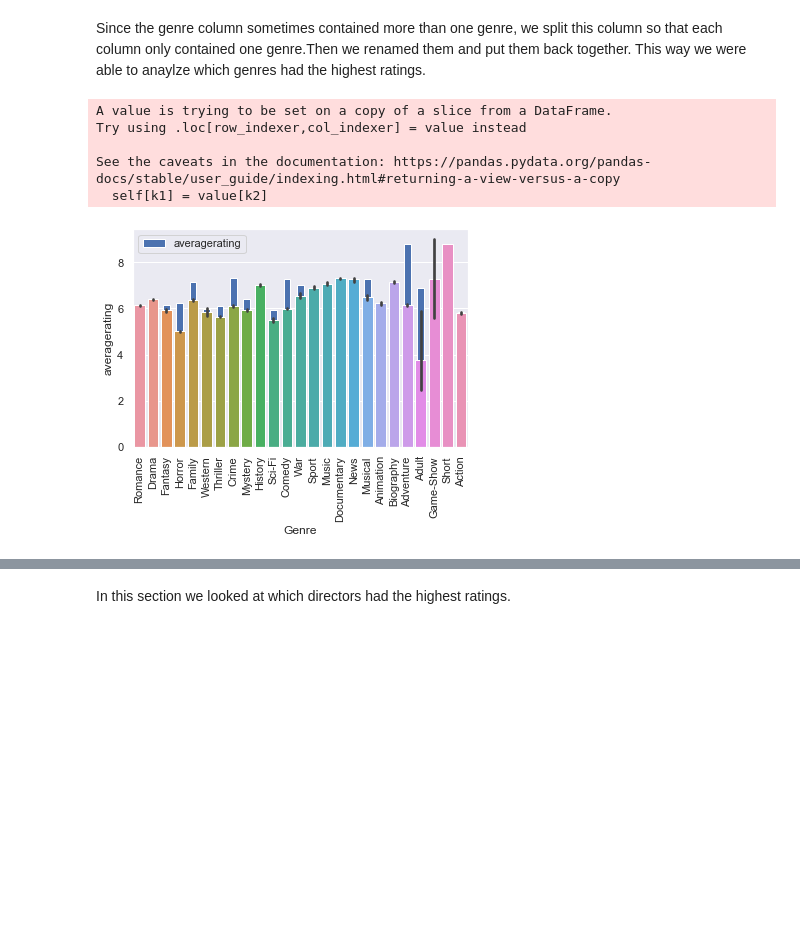
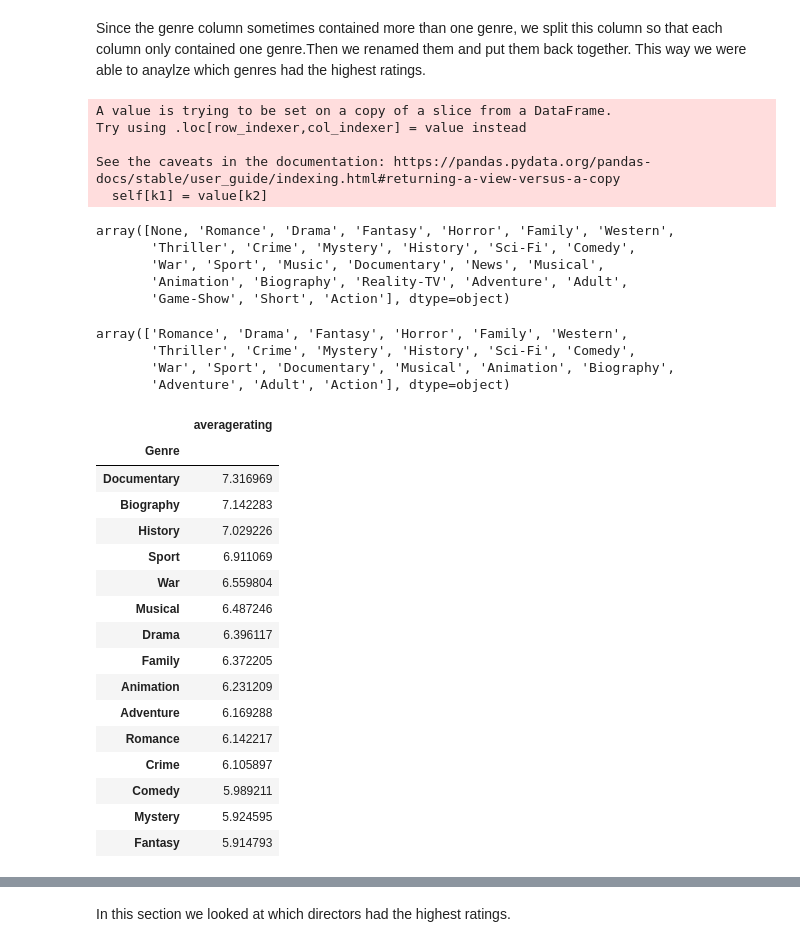
Before and after one commit to halemade/film_recommendations, a Jupyter notebook: explore_data.ipynb, the cells around one changed output, grey strips where cells are left out. Cells and saved outputs as stored; diff of their text form; code cells hidden in the pictures; blank space fills up the shorter version.

```diff
--- a/explore_data.ipynb
+++ b/explore_data.ipynb
@@ -93,16 +80,52 @@ imdb_genre_rating_one=imdb_genre_rating_one.rename(columns={"One":"Genre"})
 imdb_genre_rating_two=imdb_genre_rating_two.rename(columns={"Two":"Genre"})
 imdb_genre_rating_three=imdb_genre_rating_three.rename(columns={"Three":"Genre"})
 genre_rating=pd.concat([imdb_genre_rating_three,imdb_genre_rating_two,imdb_genre_rating_one])
-genre_rating.set_index('Genre')
-genre_rating=genre_rating.drop(genre_rating[genre_rating["Genre"]=='Reality-TV'].index).drop(genre_rating[genre_rating["Genre"]=='Game-Shows'].index)
-genre_rating=genre_rating.dropna()
-genre_rating.groupby('Genre').mean().plot.bar()
-sns.set_theme(style="darkgrid")
-ax = sns.barplot(x="Genre", y="averagerating", data=genre_rating)
+genre_rating['Genre'].unique()
 # %% [output]
 A value is trying to be set on a copy of a slice from a DataFrame.
 Try using .loc[row_indexer,col_indexer] = value instead
 
 See the caveats in the documentation: https://pandas.pydata.org/pandas-docs/stable/user_guide/indexing.html#returning-a-view-versus-a-copy
   self[k1] = value[k2]
-[figure, removed]
+array([None, 'Romance', 'Drama', 'Fantasy', 'Horror', 'Family', 'Western',
+       'Thriller', 'Crime', 'Mystery', 'History', 'Sci-Fi', 'Comedy',
+       'War', 'Sport', 'Music', 'Documentary', 'News', 'Musical',
+       'Animation', 'Biography', 'Reality-TV', 'Adventure', 'Adult',
+       'Game-Show', 'Short', 'Action'], dtype=object)
+# %%
+genre_rating=genre_rating[genre_rating.Genre != 'Music']
+genre_rating=genre_rating[genre_rating.Genre != 'Reality-TV']
+genre_rating=genre_rating[genre_rating.Genre != 'News']
+genre_rating=genre_rating[genre_rating.Genre != 'Game-Show']
+genre_rating=genre_rating[genre_rating.Genre != 'Short']
+genre_rating.dropna(inplace=True)
+genre_rating['Genre'].unique()
+# %% [output]
+array(['Romance', 'Drama', 'Fantasy', 'Horror', 'Family', 'Western',
+       'Thriller', 'Crime', 'Mystery', 'History', 'Sci-Fi', 'Comedy',
+       'War', 'Sport', 'Documentary', 'Musical', 'Animation', 'Biography',
+       'Adventure', 'Adult', 'Action'], dtype=object)
+# %%
+genre_rating_mean=genre_rating.groupby(genre_rating['Genre']).mean().sort_values(by=['averagerating'],ascending=False).head(15)
+genre_rating_mean
+#ax=sns.barplot(x="Genre", y="averagerating", data=genre_rating_mean)
+#genre_rating_mean
+#sns.boxplot(x="Genre", y="averagerating", data=genre_rating)
+# %% [output]
+|  | averagerating |
+| Genre |  |
+| Documentary | 7.316969 |
+| Biography | 7.142283 |
+| History | 7.029226 |
+| Sport | 6.911069 |
+| War | 6.559804 |
+| Musical | 6.487246 |
+| Drama | 6.396117 |
+| Family | 6.372205 |
+| Animation | 6.231209 |
+| Adventure | 6.169288 |
+| Romance | 6.142217 |
+| Crime | 6.105897 |
+| Comedy | 5.989211 |
+| Mystery | 5.924595 |
+| Fantasy | 5.914793 |
```
Also changed, not shown: parts of 11 cells of this notebook.
